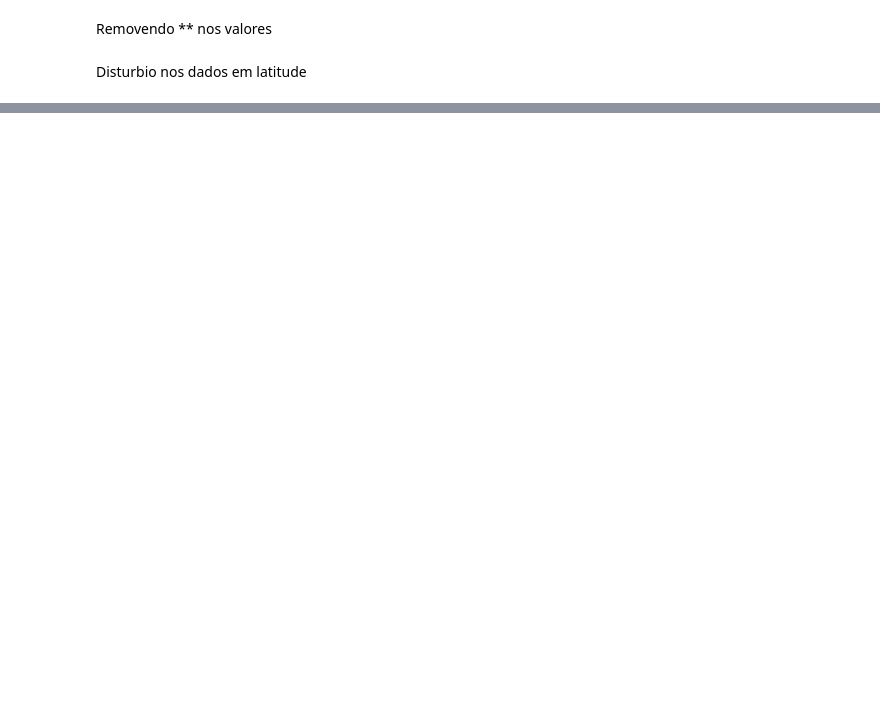
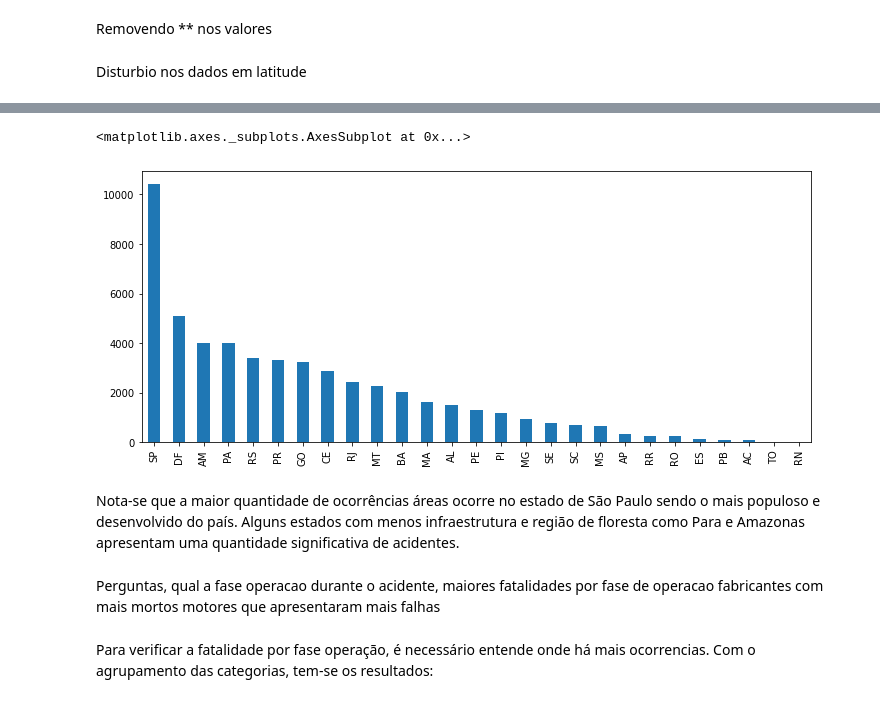
Before and after one commit to souza10v/Data-Science-Portfolio, a Jupyter notebook: Análise Exploratoria de Dados/Ocorrências Aviação/Ocorrencia Aviacao.ipynb, the cells around one changed output, grey strips where cells are left out. Saved outputs shown, nothing was run; the diff lists cells and outputs as text; code cells hidden in the pictures; blank space fills up the shorter version.

```diff
--- a/Análise Exploratoria de Dados/Ocorrências Aviação/Ocorrencia Aviacao.ipynb
+++ b/Análise Exploratoria de Dados/Ocorrências Aviação/Ocorrencia Aviacao.ipynb
@@ -293,0 +333,15 @@ df_merge.plot(kind="scatter", x='ocorrencia_longitude', y='ocorrencia_latitude',
+# %%
+plt.figure(figsize=(12,5))
+df_merge.ocorrencia_uf.value_counts().plot.bar()
+# %% [output]
+<matplotlib.axes._subplots.AxesSubplot at 0x...>
+[figure, added]
+# %% [markdown]
+Nota-se que a maior quantidade de ocorrências áreas ocorre no estado de São Paulo sendo o mais populoso e desenvolvido do país. Alguns estados com menos infraestrutura e região de floresta como Para e Amazonas apresentam uma quantidade significativa de acidentes.
+# %% [markdown]
+Perguntas, qual a fase operacao durante o acidente,
+maiores fatalidades por fase de operacao
+fabricantes com mais mortos
+motores que apresentaram mais falhas
+# %% [markdown]
+Para verificar a fatalidade por fase operação, é necessário entende onde há mais ocorrencias. Com o agrupamento das categorias, tem-se os resultados:
```
Also changed, not shown: parts of 32 cells of this notebook.
